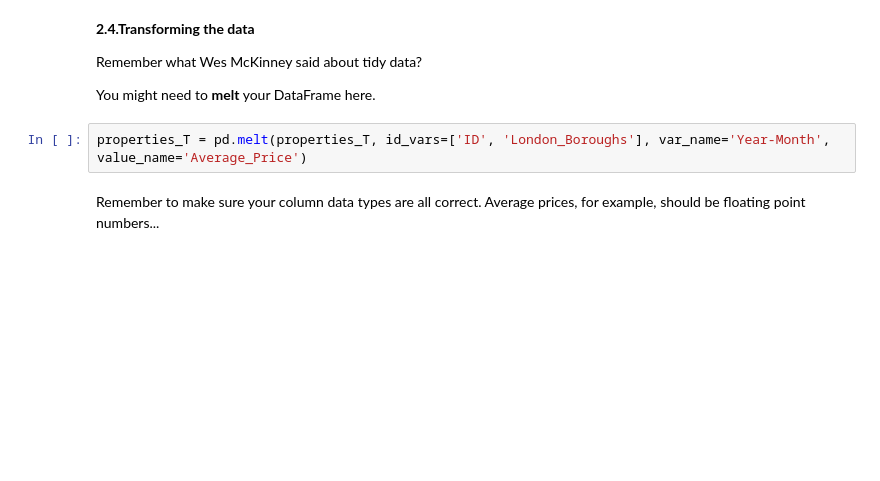
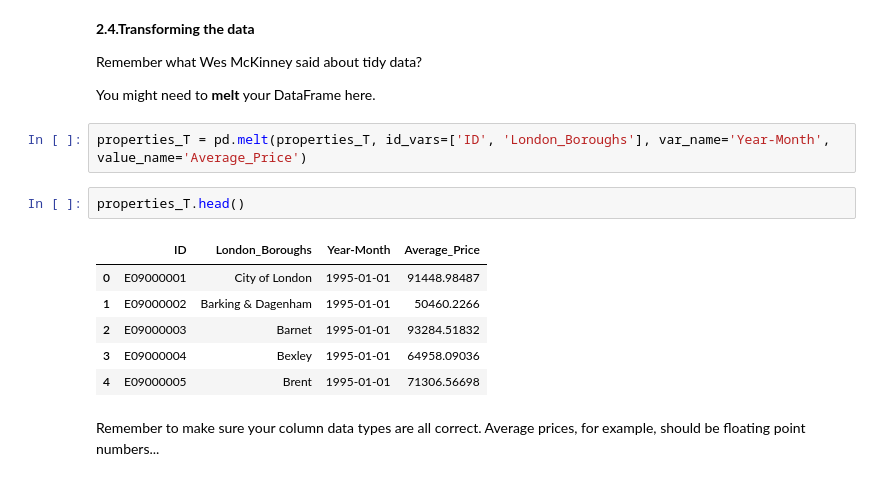
Before and after one commit to shaisid01/Data-Science, a Jupyter notebook: CaseStudies/London Housing.ipynb, the cells around one changed output. Cells and saved outputs as stored; diff of their text form; blank space fills up the shorter version.

Commit message:
London housing

```diff
--- a/CaseStudies/London Housing.ipynb
+++ b/CaseStudies/London Housing.ipynb
@@ -156,6 +176,15 @@ Remember what Wes McKinney said about tidy data?
 You might need to **melt** your DataFrame here.
 # %%
 properties_T = pd.melt(properties_T, id_vars=['ID', 'London_Boroughs'], var_name='Year-Month', value_name='Average_Price')
+# %%
+properties_T.head()
+# %% [output]
+|  | ID | London_Boroughs | Year-Month | Average_Price |
+| 0 | E09000001 | City of London | 1995-01-01 | 91448.98487 |
+| 1 | E09000002 | Barking & Dagenham | 1995-01-01 | 50460.2266 |
+| 2 | E09000003 | Barnet | 1995-01-01 | 93284.51832 |
+| 3 | E09000004 | Bexley | 1995-01-01 | 64958.09036 |
+| 4 | E09000005 | Brent | 1995-01-01 | 71306.56698 |
 # %% [markdown]
 Remember to make sure your column data types are all correct. Average prices, for example, should be floating point numbers...
 # %%
```
Also changed, not shown: parts of 8 cells of this notebook.
